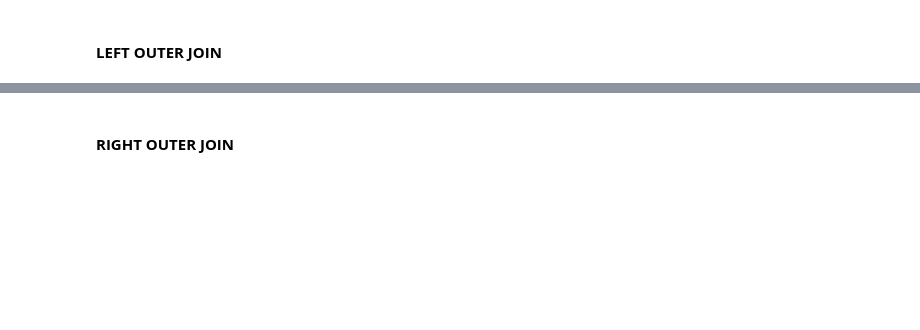
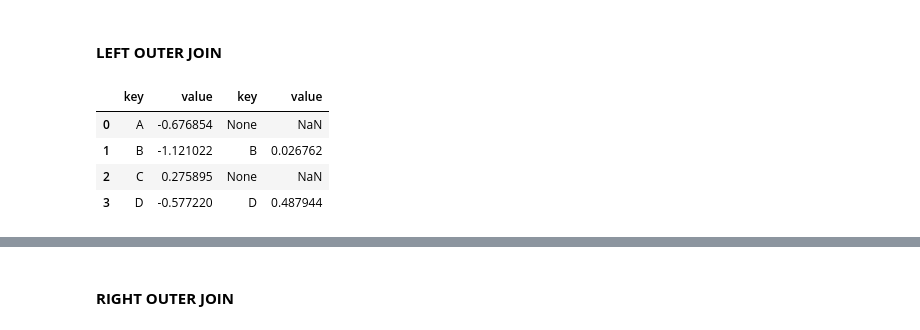
Before and after one commit to theSekyi/sql_projects, a Jupyter notebook: 02.ipynb, the cells around one changed output, grey strips where cells are left out. Saved outputs shown, nothing was run; the diff lists cells and outputs as text; code cells hidden in the pictures; blank space fills up the shorter version.

Commit message:
joins complete

```diff
--- a/02.ipynb
+++ b/02.ipynb
@@ -282,0 +313,5 @@ pd.read_sql('''SELECT MAX(Sales)
+# %%
+db_name = 'joins_db'
+connection = establish_db_connection(db_name)
+
+create_and_populate_join_table(df_left,df_right, connection, db_name=db_name)
@@ -286,6 +352,16 @@ pd.read_sql('''SELECT MAX(Sales)
 <img src="https://i.stack.imgur.com/YvuOa.png" width="400" height="400">
 # %% [markdown]
 #### **LEFT OUTER JOIN**
+# %%
+pd.read_sql('''SELECT * FROM left_table
+                LEFT OUTER JOIN right_table
+                ON left_table.key = right_table.key''',connection)
+# %% [output]
+|  | key | value | key | value |
+| 0 | A | -0.676854 | None | NaN |
+| 1 | B | -1.121022 | B | 0.026762 |
+| 2 | C | 0.275895 | None | NaN |
+| 3 | D | -0.577220 | D | 0.487944 |
 # %% [markdown]
 <img src="https://i.stack.imgur.com/BECid.png" width="400" height="400">
 # %% [markdown]
```
Also changed, not shown: parts of 11 cells of this notebook, 4 other files.
